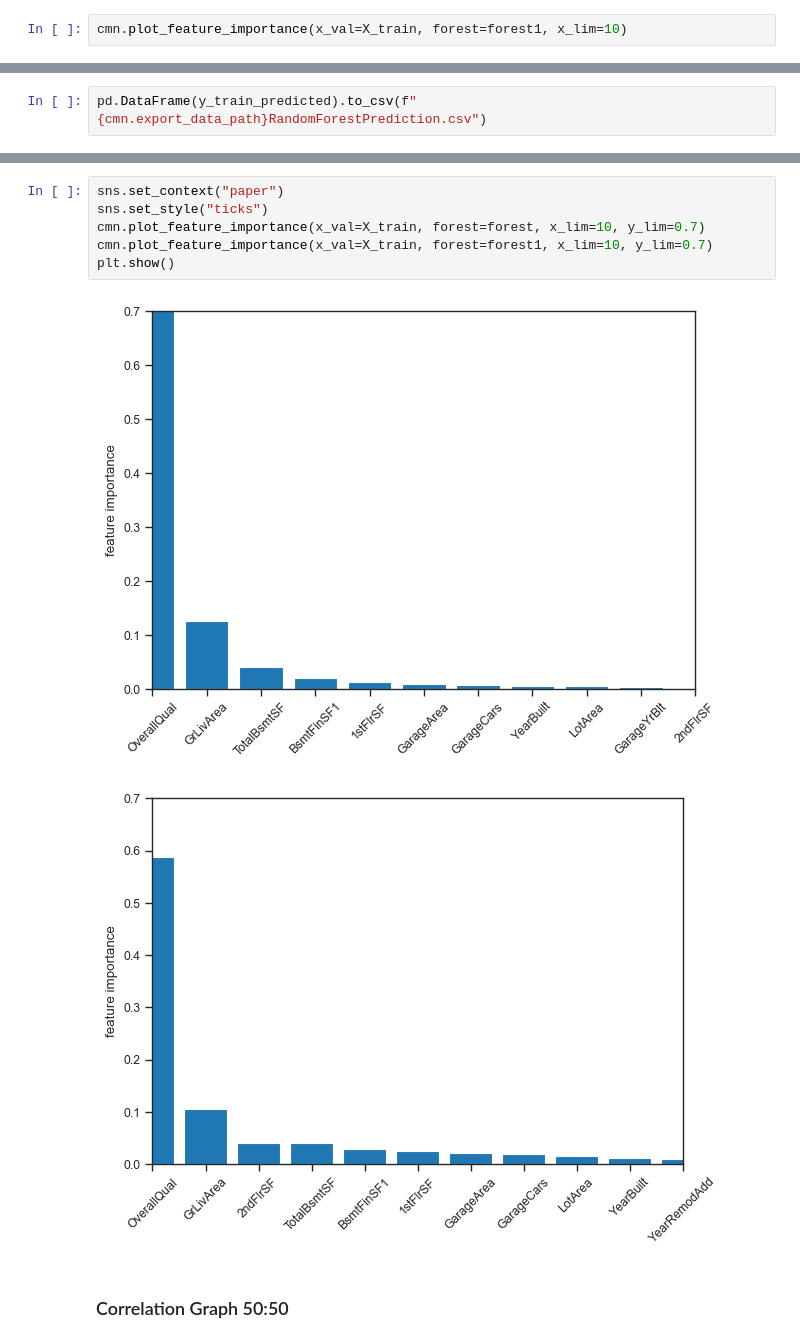
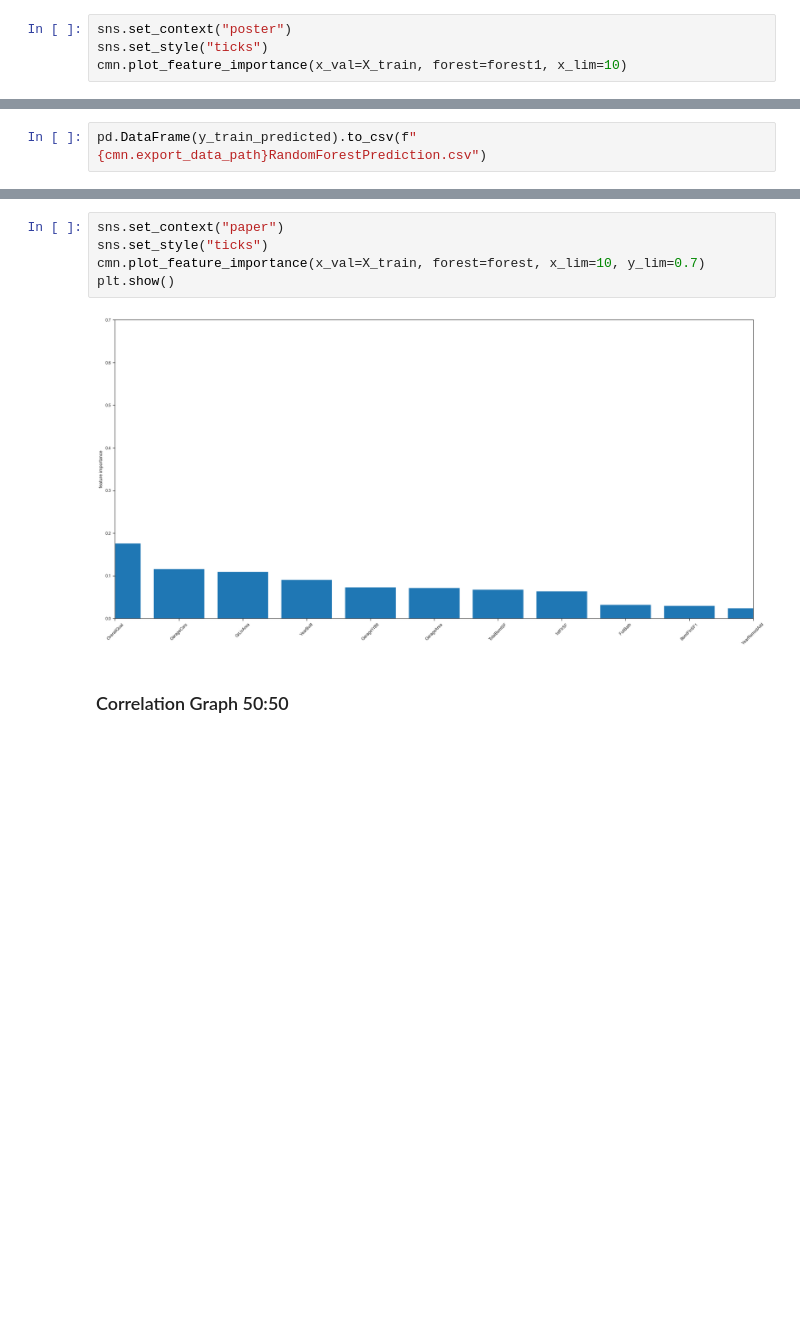
Before and after one commit to yummypugs/Data-Analytics-in-Business, a Jupyter notebook: 3.1.2 Stringless_Housing_RandomForest.ipynb, the cells around one changed output, grey strips where cells are left out. Drawn from its saved outputs; the diff is of its cells as text; blank space fills up the shorter version.

Commit message:
adding feature importances

```diff
--- a/3.1.2 Stringless_Housing_RandomForest.ipynb
+++ b/3.1.2 Stringless_Housing_RandomForest.ipynb
@@ -99,3 +99,5 @@ cmn.plot_observed_vs_predicted(predicted=y_predicted)
 # %%
+sns.set_context("poster")
+sns.set_style("ticks")
 cmn.plot_feature_importance(x_val=X_train, forest=forest1, x_lim=10)
 # %% [output]
@@ -132,12 +134,10 @@ cmn.plot_observed_vs_predicted(observed=y_train, predicted=y_train_predicted, x_
 # %%
 sns.set_context("paper")
 sns.set_style("ticks")
 cmn.plot_feature_importance(x_val=X_train, forest=forest, x_lim=10, y_lim=0.7)
-cmn.plot_feature_importance(x_val=X_train, forest=forest1, x_lim=10, y_lim=0.7)
 plt.show()
 # %% [output]
-[figure, old version]
+[figure, new version]
-[figure, removed]
 # %% [markdown]
 ### Correlation Graph 50:50
 # %%
```
Also changed, not shown: parts of 16 cells of this notebook, 10 other files.
